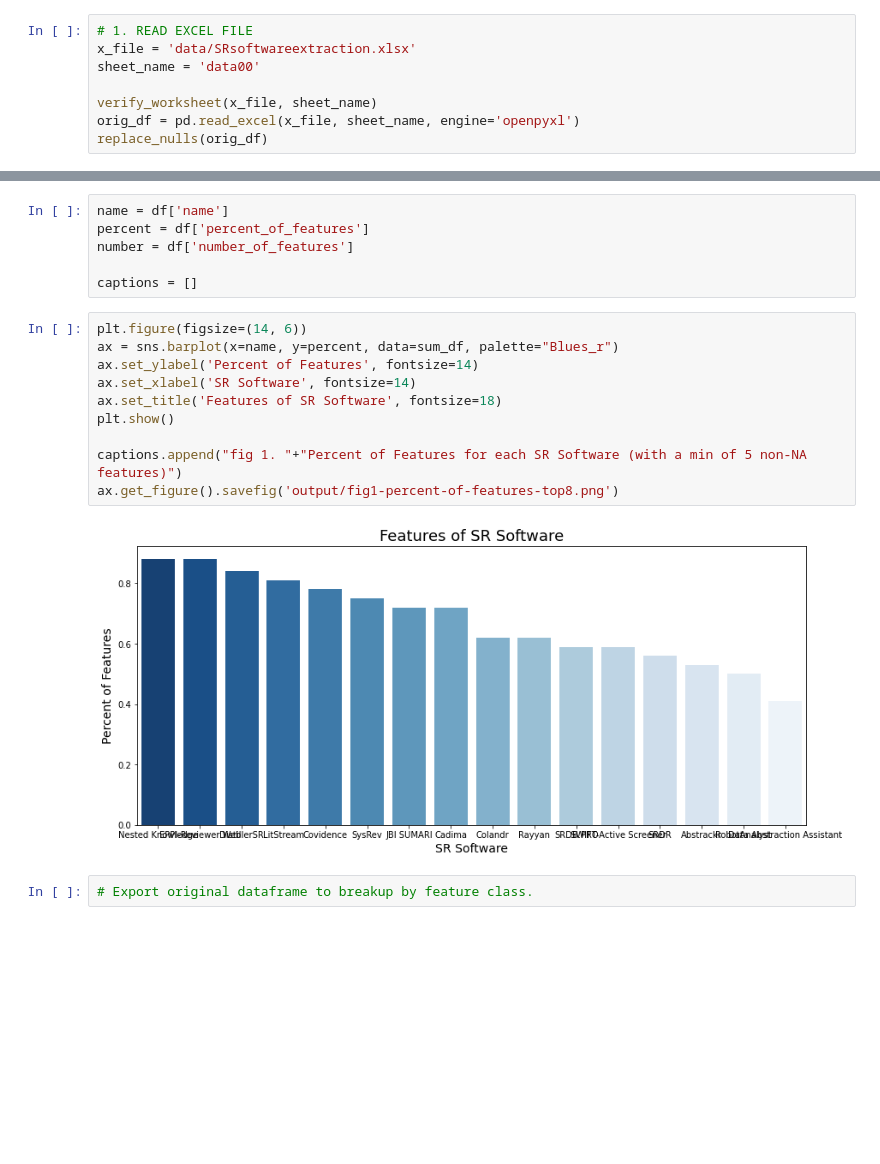
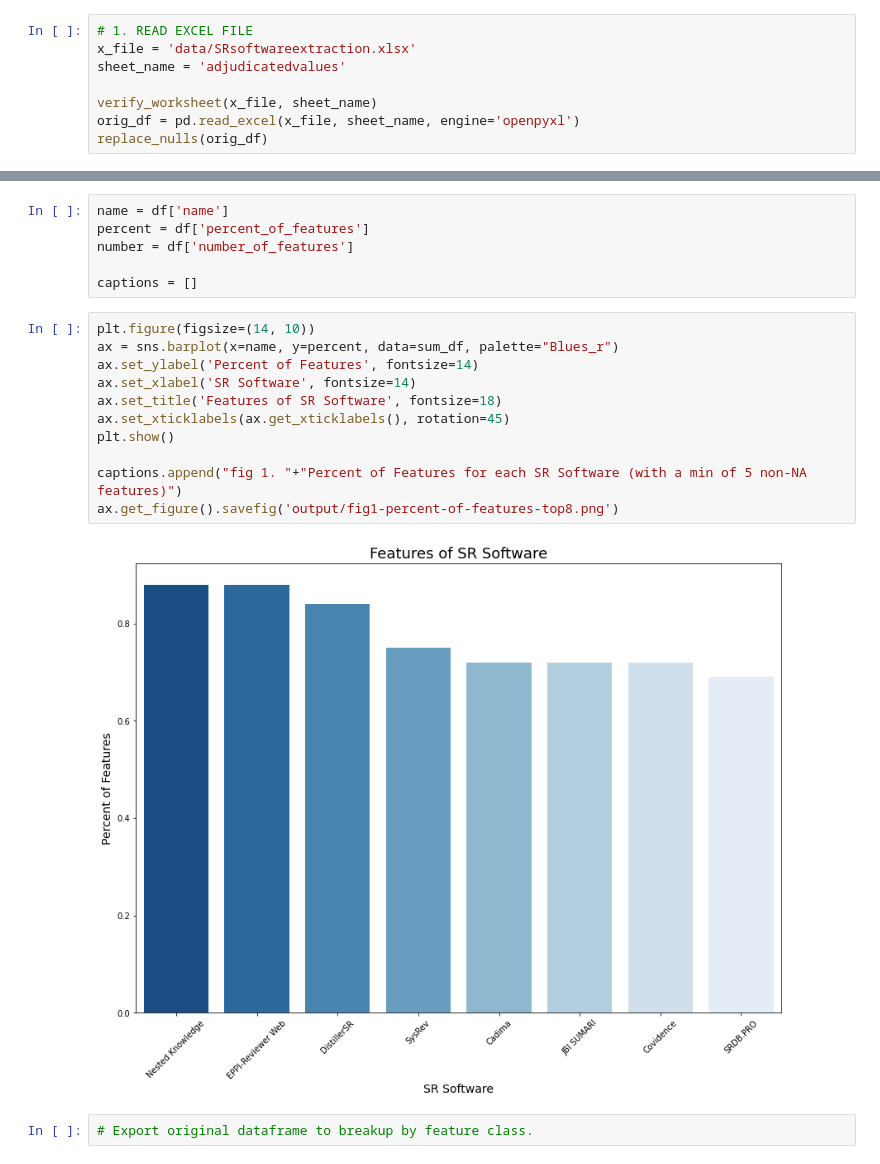
Before and after one commit to cowiekw/sr-software-comparison, a Jupyter notebook: allsr.ipynb, the cells around one changed output, grey strips where cells are left out. Saved outputs shown, nothing was run; the diff lists cells and outputs as text; blank space fills up the shorter version.

```diff
--- a/allsr.ipynb
+++ b/allsr.ipynb
@@ -9,7 +9,7 @@ from helpers import verify_worksheet, replace_nulls, sum_features_per_software,
 # %%
 # 1. READ EXCEL FILE
 x_file = 'data/SRsoftwareextraction.xlsx'
-sheet_name = 'data00'
+sheet_name = 'adjudicatedvalues'
 
 verify_worksheet(x_file, sheet_name)
 orig_df = pd.read_excel(x_file, sheet_name, engine='openpyxl')
@@ -52,17 +60,18 @@ number = df['number_of_features']
 
 captions = []
 # %%
-plt.figure(figsize=(14, 6))
+plt.figure(figsize=(14, 10))
 ax = sns.barplot(x=name, y=percent, data=sum_df, palette="Blues_r")
 ax.set_ylabel('Percent of Features', fontsize=14)
 ax.set_xlabel('SR Software', fontsize=14)
 ax.set_title('Features of SR Software', fontsize=18)
+ax.set_xticklabels(ax.get_xticklabels(), rotation=45)
 plt.show()
 
 captions.append("fig 1. "+"Percent of Features for each SR Software (with a min of 5 non-NA features)")
 ax.get_figure().savefig('output/fig1-percent-of-features-top8.png')
 # %% [output]
-[figure, old version]
+[figure, new version]
 # %%
 # Export original dataframe to breakup by feature class.
 # %%
```
Also changed, not shown: parts of 5 cells of this notebook, 29 other files.
